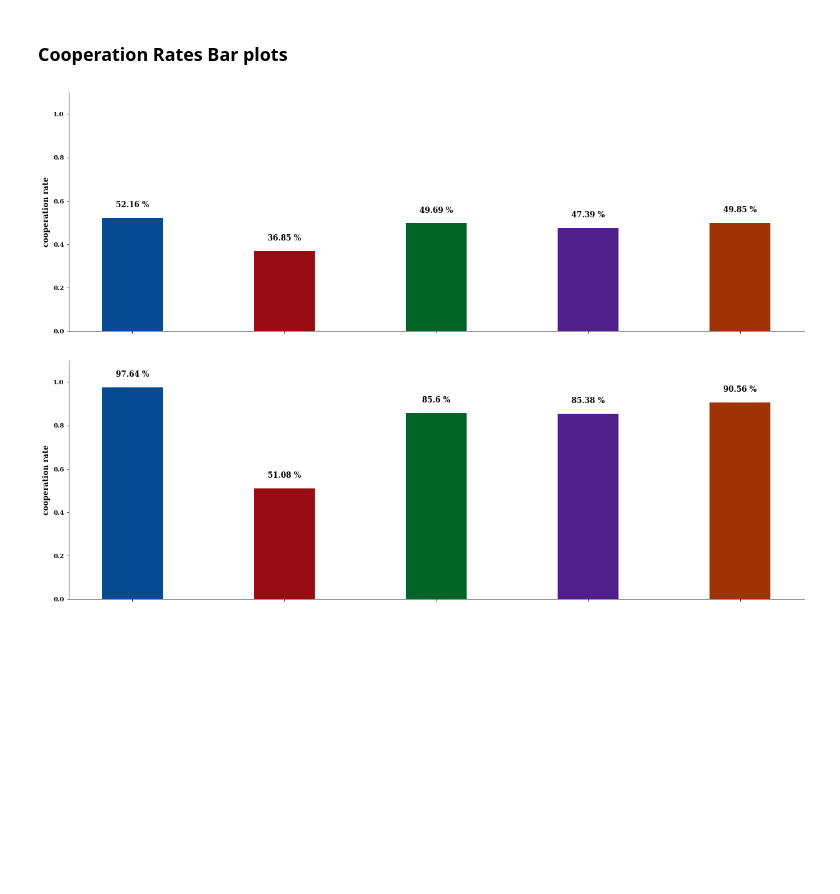
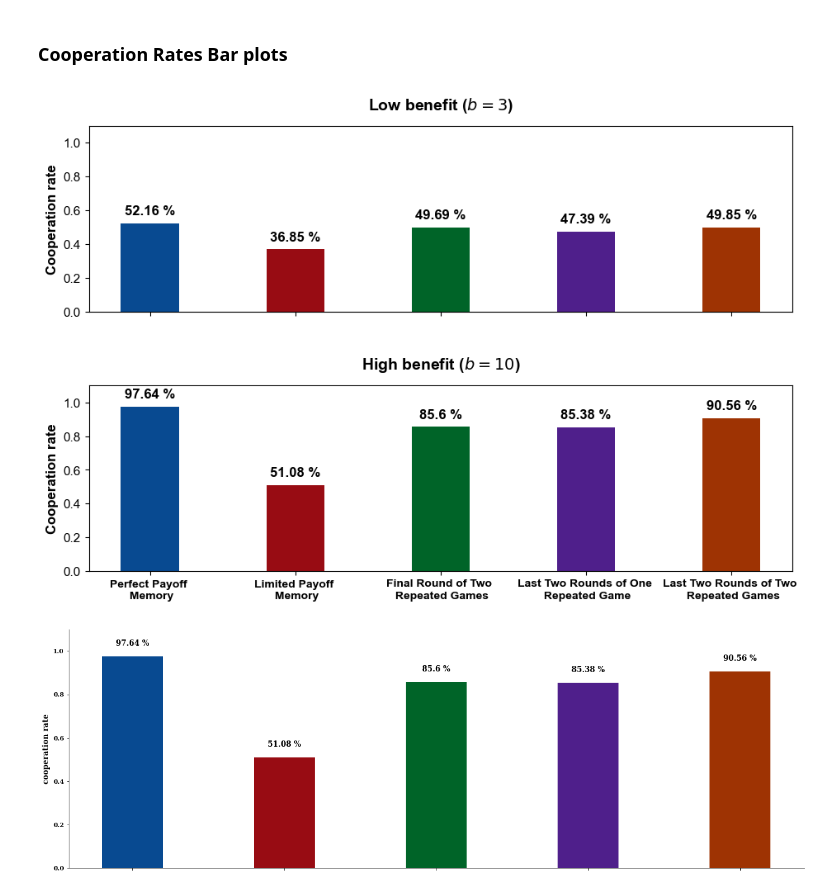
Before and after one commit to Nikoleta-v3/evolution-of-cooperation-with-limited-updating-payoff-memory, a Jupyter notebook: nbs/Donation Game More Memory.ipynb, the cells around one changed output. Drawn from its saved outputs; the diff is of its cells as text; code cells hidden in the pictures; blank space fills up the shorter version.

```diff
--- a/nbs/Donation Game More Memory.ipynb
+++ b/nbs/Donation Game More Memory.ipynb
@@ -278,8 +280,8 @@ for i, heatmap in enumerate(heatmaps):
     cax = divider.append_axes('right', size='5%', pad=0.05)
     fig.colorbar(im, cax=cax, orientation='vertical')
 
-    axes[index].set_xticks(np.linspace(0, 1, 2))
-    axes[index].set_yticks(np.linspace(0, 1, 2));
+    axes[index].set_xticks(np.linspace(0, 1, 3))
+    axes[index].set_yticks(np.linspace(0, 1, 3));
     axes[index].set_xlabel("$p$")
 
 
@@ -288,8 +290,13 @@ for i, heatmap in enumerate(heatmaps):
 
 axes[0].set_ylabel("$q$")
 
-# axes[0].set_title(r"Low benefit ($b=3$)", weight="bold", y=1.05);
-# axes[1].set_title(r"High benefit ($b=10$)", weight="bold", y=1.05);
+axes[0].set_title("Perfect Payoff \n Memory", weight="bold", y=-.5);
+axes[1].set_title("Limited Payoff \n Memory", weight="bold", y=-.5);
+axes[2].set_title("Final Round of Two \n Repeated Games", weight="bold", y=-.5);
+axes[3].set_title("Last Two Rounds of One \n Repeated Game", weight="bold", y=-.5);
+axes[4].set_title("Last Two Rounds of Two \n Repeated Games", weight="bold", y=-.5);
+
+
 
 
 fig.tight_layout();
@@ -338,3 +309,9 @@ titles = ["Perfect Memory Payoffs",
+# %%
+titles = ["Perfect Payoff \n Memory",
+          "Limited Payoff \n Memory",
+          "Final Round of Two \n Repeated Games",
+          "Last Two Rounds of One \n Repeated Game",
+          "Last Two Rounds of Two \n Repeated Games"]
 # %%
 low_benefit_files = [
          "../to_archieve/perfect_memory/clean_c_1_b_3_stochastic_0.csv",
@@ -347,35 +326,54 @@ low_dfs = [pd.read_csv(file) for file in low_benefit_files]
 # %%
 bar_colors = [cmap(0.9) for cmap in cmaps]
 # %%
-fig, axes = plt.subplots(figsize=(21, 7));
+fig, axes = plt.subplots(nrows=2, figsize=(11, 7));
 
-height = [sum(df['average cooperation rate'] * (df['frequencies'] / sum(df['frequencies']))) for df in low_dfs]
+height_low = [sum(df['average cooperation rate'] * (df['frequencies'] / sum(df['frequencies'])))
+          for df in low_dfs]
+
+height_high = [sum(df['average cooperation rate'] * (df['frequencies'] / sum(df['frequencies'])))
+          for df in high_dfs]
 
 x_pos = np.arange(len(titles))
 
-axes.bar(x_pos, height, width=0.4, color=bar_colors);
+axes[0].bar(x_pos, height_low, width=0.4, color=bar_colors);
 
-axes.set_ylabel("cooperation rate", weight="bold", fontsize=12);
+axes[1].bar(x_pos, height_high, width=0.4, color=bar_colors);
 
-axes.set_ylim(0, 1.1);
-axes.set_xticks([0, 1, 2, 3, 4]);
-# axes.set_xticklabels([titles[0], titles[1], titles[2], titles[3], titles[4]], fontsize=10);
-axes.set_xticklabels(["" for _ in range(5)], fontsize=10);
+for ax in axes:
+    ax.set_ylabel("Cooperation rate", weight="bold", fontsize=12);
+    ax.set_ylim(0, 1.1);
+    ax.set_xticks([0, 1, 2, 3, 4]);
+
+axes[0].set_xticklabels(["" for _ in range(5)], fontsize=10);
+axes[1].set_xticklabels(titles,
+                        fontsize=10,
+                        weight="bold");
+
+axes[0].set_title("Low benefit ($b = 3$)", fontweight='bold', fontsize=14, y=1.05);
+axes[1].set_title("High benefit ($b = 10$)", fontweight='bold', fontsize=14, y=1.05);
+
 
 for j, pos in enumerate([0, 1, 2, 3, 4]):
-    axes.text(pos,
-          height[j] + 0.05,
-          f"{round(height[j] * 100, 2)} %",
+    axes[0].text(pos,
+          height_low[j] + 0.05,
+          f"{round(height_low[j] * 100, 2)} %",
           horizontalalignment='center',
           color="black",
           weight='bold',
           fontsize=12
       )
-
-
-for ax in [axes.spines["right"], axes.spines["top"]]:
-    ax.set_visible(False);
+for j, pos in enumerate([0, 1, 2, 3, 4]):
+    axes[1].text(pos,
+          height_high[j] + 0.05,
+          f"{round(height_high[j] * 100, 2)} %",
+          horizontalalignment='center',
+          color="black",
+          weight='bold',
+          fontsize=12
+      )
+plt.subplots_adjust(hspace=.4)
 
 plt.savefig("../paper/static/cooperation_rates_for_low_benefit.pdf", bbox_inches='tight')
 # %% [output]
-[figure, old version]
+[figure, new version]
```
Also changed, not shown: parts of 16 cells of this notebook, 1 other file.
